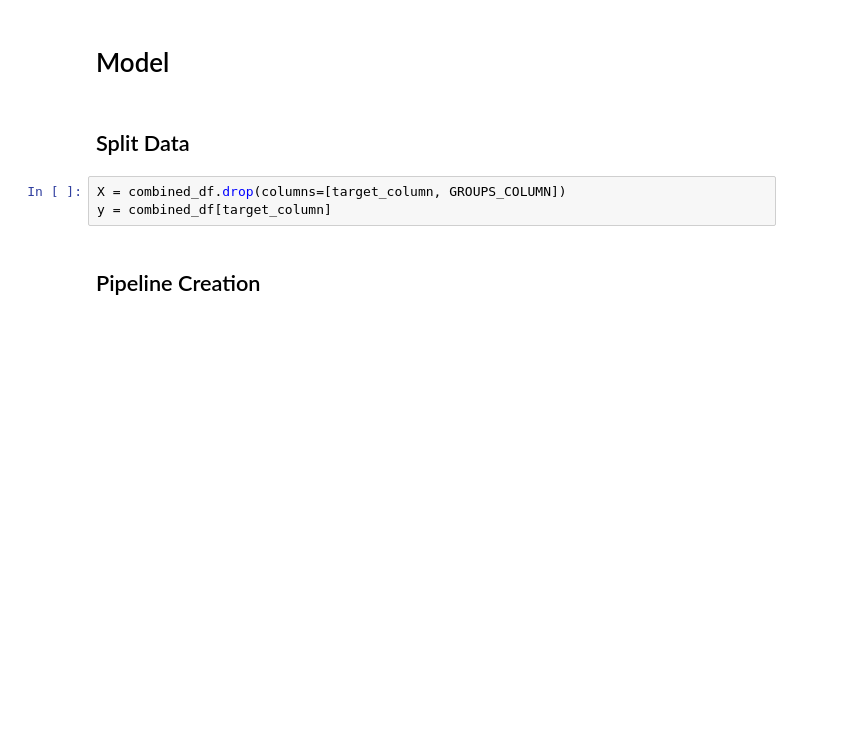
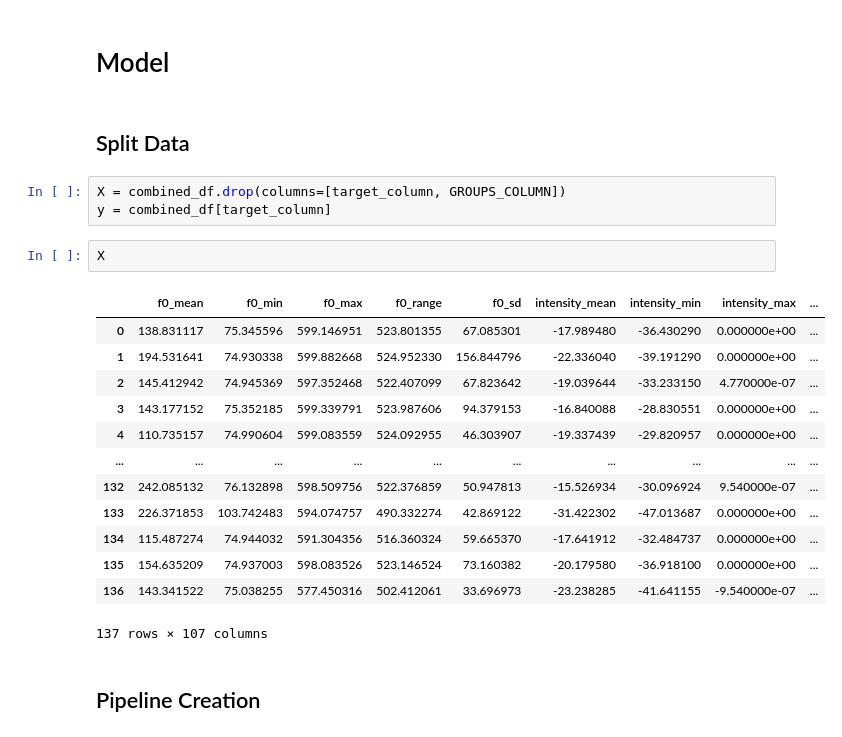
Before and after one commit to bassel27/hireverse, a Jupyter notebook: src/hireverse/pipelines/model_creator.ipynb, the cells around one changed output. Drawn from its saved outputs; the diff is of its cells as text; blank space fills up the shorter version.

```diff
--- a/src/hireverse/pipelines/model_creator.ipynb
+++ b/src/hireverse/pipelines/model_creator.ipynb
@@ -155,6 +153,22 @@ combined_df = indexed_combined_df.reset_index(drop=True)
 # %%
 X = combined_df.drop(columns=[target_column, GROUPS_COLUMN])
 y = combined_df[target_column]
+# %%
+X
+# %% [output]
+|  | f0_mean | f0_min | f0_max | f0_range | f0_sd | intensity_mean | intensity_min | intensity_max | ... |
+| 0 | 138.831117 | 75.345596 | 599.146951 | 523.801355 | 67.085301 | -17.989480 | -36.430290 | 0.000000e+00 | ... |
+| 1 | 194.531641 | 74.930338 | 599.882668 | 524.952330 | 156.844796 | -22.336040 | -39.191290 | 0.000000e+00 | ... |
+| 2 | 145.412942 | 74.945369 | 597.352468 | 522.407099 | 67.823642 | -19.039644 | -33.233150 | 4.770000e-07 | ... |
+| 3 | 143.177152 | 75.352185 | 599.339791 | 523.987606 | 94.379153 | -16.840088 | -28.830551 | 0.000000e+00 | ... |
+| 4 | 110.735157 | 74.990604 | 599.083559 | 524.092955 | 46.303907 | -19.337439 | -29.820957 | 0.000000e+00 | ... |
+| ... | ... | ... | ... | ... | ... | ... | ... | ... | ... |
+| 132 | 242.085132 | 76.132898 | 598.509756 | 522.376859 | 50.947813 | -15.526934 | -30.096924 | 9.540000e-07 | ... |
+| 133 | 226.371853 | 103.742483 | 594.074757 | 490.332274 | 42.869122 | -31.422302 | -47.013687 | 0.000000e+00 | ... |
+| 134 | 115.487274 | 74.944032 | 591.304356 | 516.360324 | 59.665370 | -17.641912 | -32.484737 | 0.000000e+00 | ... |
+| 135 | 154.635209 | 74.937003 | 598.083526 | 523.146524 | 73.160382 | -20.179580 | -36.918100 | 0.000000e+00 | ... |
+| 136 | 143.341522 | 75.038255 | 577.450316 | 502.412061 | 33.696973 | -23.238285 | -41.641155 | -9.540000e-07 | ... |
+137 rows × 107 columns
 # %% [markdown]
 ## Pipeline Creation
 # %%
```
Also changed, not shown: parts of 7 cells of this notebook, 7 other files.
